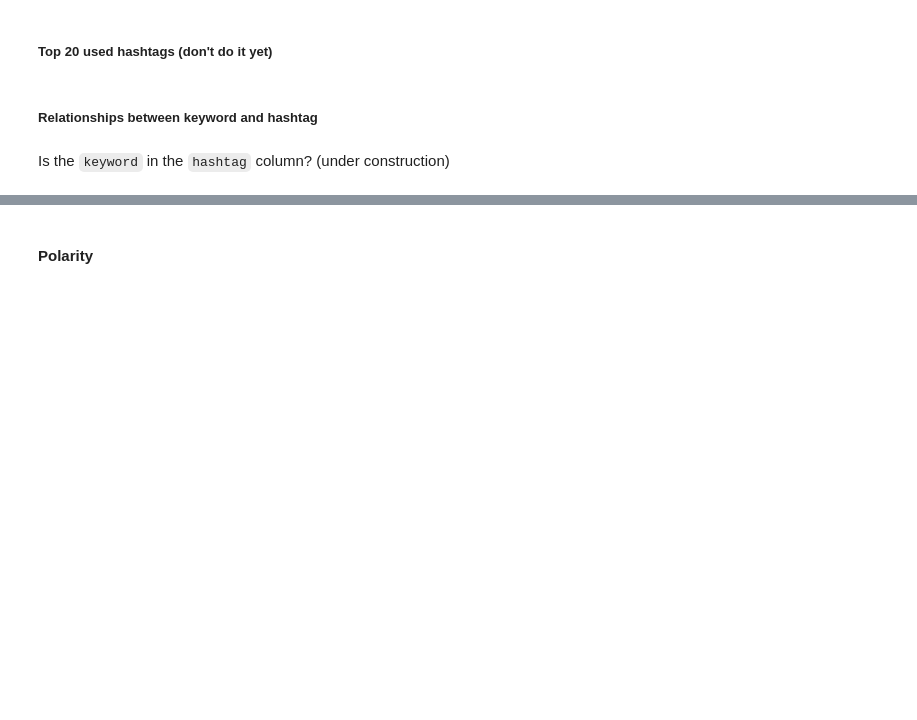
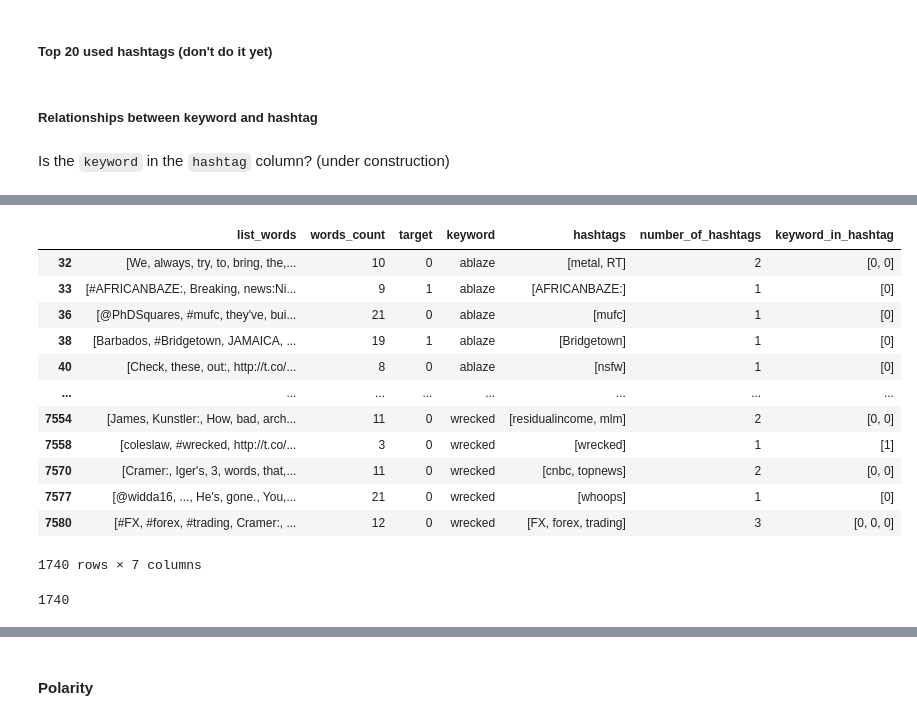
Before and after one commit to Ignacio-Ibarra/NLP-Disasters, a Jupyter notebook: tp1_nlp_disasters.ipynb, the cells around one changed output, grey strips where cells are left out. Drawn from its saved outputs; the diff is of its cells as text; code cells hidden in the pictures; blank space fills up the shorter version.

```diff
--- a/tp1_nlp_disasters.ipynb
+++ b/tp1_nlp_disasters.ipynb
@@ -735,0 +776,22 @@ KeyError: ignored
+# %%
+#Getting a subset with keyword!='no_keyword' and keyword_in_hashtag!=[]
+text_df[(text_df.apply(lambda x: x.keyword_in_hashtag!=[], axis=1)) & (text_df.loc[:,'keyword']!='no_keyword')]
+# %% [output]
+|  | list_words | words_count | target | keyword | hashtags | number_of_hashtags | keyword_in_hashtag |
+| 32 | [We, always, try, to, bring, the,... | 10 | 0 | ablaze | [metal, RT] | 2 | [0, 0] |
+| 33 | [#AFRICANBAZE:, Breaking, news:Ni... | 9 | 1 | ablaze | [AFRICANBAZE:] | 1 | [0] |
+| 36 | [@PhDSquares, #mufc, they've, bui... | 21 | 0 | ablaze | [mufc] | 1 | [0] |
+| 38 | [Barbados, #Bridgetown, JAMAICA, ... | 19 | 1 | ablaze | [Bridgetown] | 1 | [0] |
+| 40 | [Check, these, out:, http://t.co/... | 8 | 0 | ablaze | [nsfw] | 1 | [0] |
+| ... | ... | ... | ... | ... | ... | ... | ... |
+| 7554 | [James, Kunstler:, How, bad, arch... | 11 | 0 | wrecked | [residualincome, mlm] | 2 | [0, 0] |
+| 7558 | [coleslaw, #wrecked, http://t.co/... | 3 | 0 | wrecked | [wrecked] | 1 | [1] |
+| 7570 | [Cramer:, Iger's, 3, words, that,... | 11 | 0 | wrecked | [cnbc, topnews] | 2 | [0, 0] |
+| 7577 | [@widda16, ..., He's, gone., You,... | 21 | 0 | wrecked | [whoops] | 1 | [0] |
+| 7580 | [#FX, #forex, #trading, Cramer:, ... | 12 | 0 | wrecked | [FX, forex, trading] | 3 | [0, 0, 0] |
+1740 rows × 7 columns
+# %%
+#It's a subset of 1740 rows.
+len(text_df[(text_df.apply(lambda x: x.keyword_in_hashtag!=[], axis=1)) & (text_df.loc[:,'keyword']!='no_keyword')])
+# %% [output]
+1740
```
Also changed, not shown: parts of 30 cells of this notebook.
